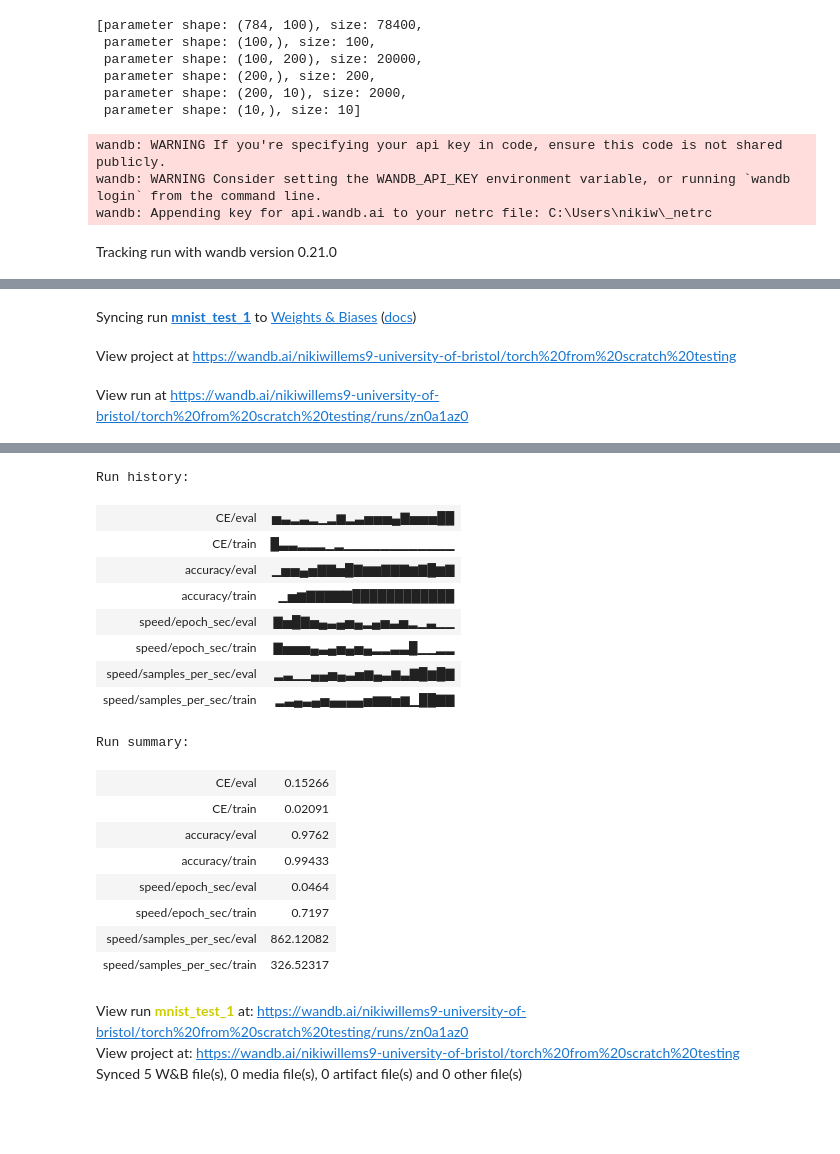
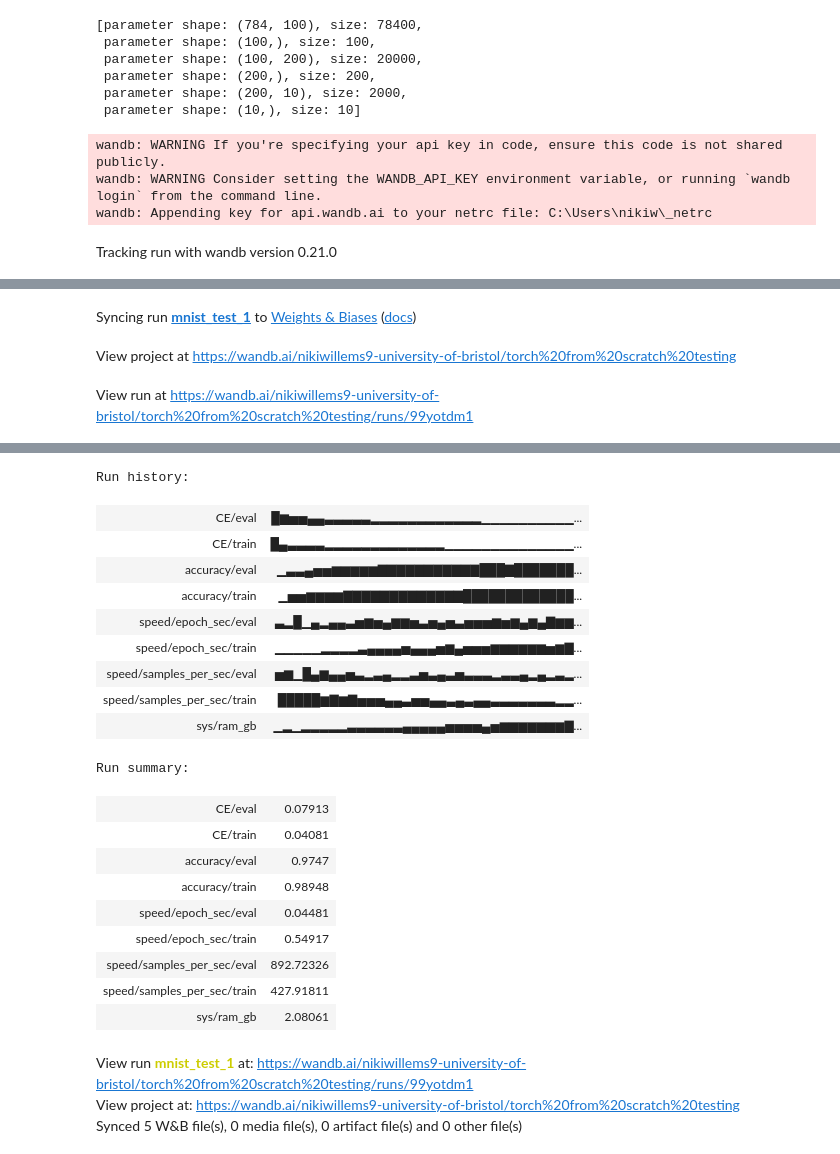
Before and after one commit to NikWill2003/NumTorch, a Jupyter notebook: test.ipynb, the cells around one changed output, grey strips where cells are left out. Saved outputs shown, nothing was run; the diff lists cells and outputs as text; code cells hidden in the pictures; blank space fills up the shorter version.

```diff
--- a/test.ipynb
+++ b/test.ipynb
@@ -539,3 +531,14 @@ data = np.load(local_path)
 # print(type(im))
 # plt.imshow(im, cmap='grey')
 # plt.show()
+# %%
+X_train, y_train = data["x_train"][0:12].reshape((-1,784)) / 255, data["y_train"][0:12]
+print(y_train.shape)
+train_loader = DataLoader(X_train, y_train, 4, shuffle=True)
+for X, y in train_loader:
+    print(y)
+    im = X[0].reshape((28,28))
+    print(type(im))
+    plt.imshow(im, cmap='grey')
+    plt.show()
+    continue
@@ -636,7 +657,14 @@ class WandBLogger():
         metrics = {}
         for name, val in self._meter.items():
             metrics[name + f'/{self._mode}'] = val
+        metrics = metrics | self.get_system_metrics()
         self._wandb_run.log(metrics, step=epoch)
+
+    def get_system_metrics(self):
+        metrics = {
+            'sys/ram_gb' : proc.memory_info().rss / 1_073_741_824
+        }
+        return metrics
 
     def finish(self):
         self._wandb_run.finish()
@@ -646,12 +674,6 @@ wandb_config = {'project': 'torch from scratch testing',
                 'config': {'optimiser':'adam', 'lr':0.05},
                 'group': 'mnist tests',}
 # %%
-def one_hot_encode(array, num_c):
-    one_hot = np.zeros(shape=(array.size, num_c))
-    for idx, i in enumerate(array):
-        one_hot[idx, i] = 1
-    return one_hot
-
 def train_test_step(meter:MultiAverageMeter, train, nn, loader, loss_fn, optimiser):
     start = time.time()
     if train:
@@ -663,14 +685,13 @@ def train_test_step(meter:MultiAverageMeter, train, nn, loader, loss_fn, optimis
 
         nn.zero_grad()
         out = nn(Tensor(X))
-        loss = loss_fn(out, Tensor(y))
+        loss = loss_fn(out, y)
         if train:
             loss.backward()
             optimiser.step()
 
         preds = np.argmax(out.item(), axis=-1)
-        labels = np.argmax(y, axis=-1)
-        acc = np.sum(preds == labels) / preds.size
+        acc = np.sum(preds == y) / preds.size
 
         meter.update('CE', loss.item(), y.shape[0])
         meter.update('accuracy', acc, y.shape[0])
@@ -687,16 +708,13 @@ def train_nn(epochs):
     X_train, y_train = data["x_train"].reshape((-1,784)) / 255, data["y_train"]
     X_test, y_test = data["x_test"].reshape((-1,784)) / 255, data["y_test"]
 
-    y_train = one_hot_encode(y_train, 10)
-    y_test = one_hot_encode(y_test, 10)
-
     train_loader = DataLoader(X_train, y_train, 256, shuffle=True)
     test_loader = DataLoader(X_test, y_test, 256, shuffle=False)
 
-    nn = Sequential([Affine(784, 100), Relu(), Affine(100, 200), Relu(), Affine(200, 10), SoftMax()])
-    loss_fn = CrossEntropy()
-    optimiser = Adam(nn.params)
-    # optimiser = SGD(nn.params, lr=0.05)
+    nn = Sequential([Affine(784, 100), Relu(), Affine(100, 200), Relu(), Affine(200, 10)])
+    loss_fn = SoftMaxCrossEntropy()
+    # optimiser = Adam(nn.params)
+    optimiser = SGD(nn.params, lr=0.05)
 
     for t in range(epochs):
         print(f'epoch: {t}')
@@ -714,7 +732,7 @@ def train_nn(epochs):
 
     wandb_logger.finish()
 # %%
-train_nn(20)
+train_nn(40)
 # %% [output]
 wandb: WARNING If you're specifying your api key in code, ensure this code is not shared publicly.
 wandb: WARNING Consider setting the WANDB_API_KEY environment variable, or running `wandb login` from the command line.
@@ -724,4 +742,4 @@ Run data is saved locally in c:\Users\nikiw\dl_projects\dqn_from_scratch\wandb\r
 Syncing run mnist_test_1 to Weights & Biases (docs)
 View project at https://wandb.ai/nikiwillems9-university-of-bristol/torch%20from%20scratch%20testing
-View run at https://wandb.ai/nikiwillems9-university-of-bristol/torch%20from%20scratch%20testing/runs/zn0a1az0
+View run at https://wandb.ai/nikiwillems9-university-of-bristol/torch%20from%20scratch%20testing/runs/99yotdm1
 epoch: 0
@@ -744,22 +762,24 @@ test: CE : 0.1527 accuracy : 0.9762 speed/epoch_sec : 0.0464 speed/samples_per_s
 [interactive output not drawn]
 Run history:
-| CE/eval | ▅▃▂▃▂▁▂▆▂▃▅▅▅▄▇▅▅▅██ |
-| CE/train | █▃▃▂▂▂▁▂▁▁▁▁▁▁▁▁▁▁▁▁ |
-| accuracy/eval | ▁▅▅▄▅▇▇▅█▇▆▆▇▇▇▆▇█▆▇ |
-| accuracy/train | ▁▅▆▇▇▇▇▇████████████ |
-| speed/epoch_sec/eval | ▇▅█▇▅▄▃▄▅▄▂▄▅▃▅▂▁▃▁▁ |
-| speed/epoch_sec/train | ▇▅▅▅▄▃▄▅▄▅▄▂▂▃▃█▁▁▂▂ |
-| speed/samples_per_sec/eval | ▂▃▁▁▄▄▅▄▃▅▆▄▃▆▃▇█▆█▇ |
-| speed/samples_per_sec/train | ▂▃▄▃▄▅▄▄▄▄▅▆▆▅▆▁██▇▇ |
+| CE/eval | █▆▅▅▄▄▃▃▃▃▃▂▂▂▂▂▂▂▂▂▂▂▂▁▁▁▁▁▁▁▁▁▁... |
+| CE/train | █▄▃▃▃▃▂▂▂▂▂▂▂▂▂▂▂▂▂▁▁▁▁▁▁▁▁▁▁▁▁▁▁... |
+| accuracy/eval | ▁▃▃▄▅▅▆▆▆▆▆▇▇▇▇▇▇▇▇▇▇▇███▇███████... |
+| accuracy/train | ▁▅▅▆▆▆▆▇▇▇▇▇▇▇▇▇▇▇▇▇█████████████... |
+| speed/epoch_sec/eval | ▃▂█▁▄▂▄▄▃▅▆▅▄▆▆▅▃▅▄▅▃▅▅▅▆▅▆▄▆▄▇▆▆... |
+| speed/epoch_sec/train | ▁▁▁▁▁▂▂▂▂▃▄▄▄▄▅▄▄▄▅▆▄▅▅▅▆▆▆▆▆▆▅▆▇... |
+| speed/samples_per_sec/eval | ▅▆▁█▄▆▄▄▅▃▂▃▄▂▂▃▅▃▄▃▅▃▃▃▂▃▃▄▂▄▂▃▂... |
+| speed/samples_per_sec/train | █████▆▇▆▇▅▅▅▄▄▃▅▅▄▄▃▄▃▄▄▃▃▃▃▃▃▃▂▂... |
+| sys/ram_gb | ▁▂▁▂▂▂▂▂▃▃▃▃▃▃▄▄▄▄▄▅▅▅▅▄▅▆▆▆▆▆▆▆▇... |
 Run summary:
-| CE/eval | 0.15266 |
-| CE/train | 0.02091 |
-| accuracy/eval | 0.9762 |
-| accuracy/train | 0.99433 |
-| speed/epoch_sec/eval | 0.0464 |
-| speed/epoch_sec/train | 0.7197 |
-| speed/samples_per_sec/eval | 862.12082 |
-| speed/samples_per_sec/train | 326.52317 |
+| CE/eval | 0.07913 |
+| CE/train | 0.04081 |
+| accuracy/eval | 0.9747 |
+| accuracy/train | 0.98948 |
+| speed/epoch_sec/eval | 0.04481 |
+| speed/epoch_sec/train | 0.54917 |
+| speed/samples_per_sec/eval | 892.72326 |
+| speed/samples_per_sec/train | 427.91811 |
+| sys/ram_gb | 2.08061 |
-View run mnist_test_1 at: https://wandb.ai/nikiwillems9-university-of-bristol/torch%20from%20scratch%20testing/runs/zn0a1az0
+View run mnist_test_1 at: https://wandb.ai/nikiwillems9-university-of-bristol/torch%20from%20scratch%20testing/runs/99yotdm1
 View project at: https://wandb.ai/nikiwillems9-university-of-bristol/torch%20from%20scratch%20testing
 Synced 5 W&B file(s), 0 media file(s), 0 artifact file(s) and 0 other file(s)
```
Also changed, not shown: parts of 9 cells of this notebook, 1 other file.
